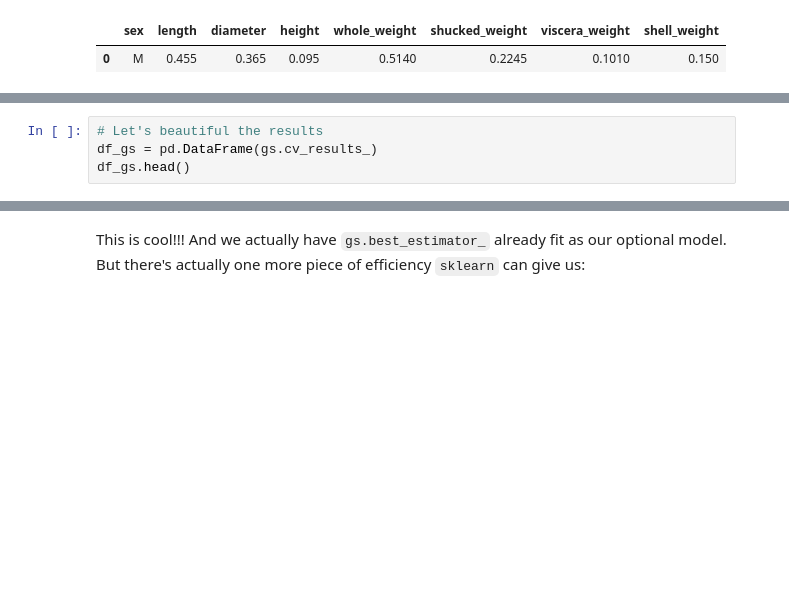
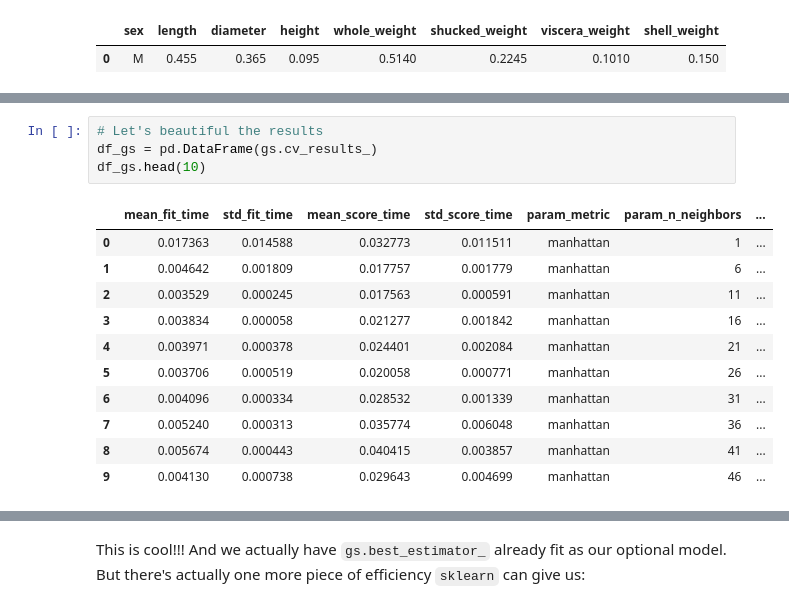
Before and after one commit to talalal3thman/test-github, a Jupyter notebook: content/03-supervised-machine-learning/13-grid-search/02-notebooks/02-gridsearch.ipynb, the cells around one changed output, grey strips where cells are left out. Saved outputs shown, nothing was run; the diff lists cells and outputs as text; blank space fills up the shorter version.

```diff
--- a/content/03-supervised-machine-learning/13-grid-search/02-notebooks/02-gridsearch.ipynb
+++ b/content/03-supervised-machine-learning/13-grid-search/02-notebooks/02-gridsearch.ipynb
@@ -147,7 +168,19 @@ sample_df
 # %%
 # Let's beautiful the results
 df_gs = pd.DataFrame(gs.cv_results_)
-df_gs.head()
+df_gs.head(10)
+# %% [output]
+|  | mean_fit_time | std_fit_time | mean_score_time | std_score_time | param_metric | param_n_neighbors | ... |
+| 0 | 0.017363 | 0.014588 | 0.032773 | 0.011511 | manhattan | 1 | ... |
+| 1 | 0.004642 | 0.001809 | 0.017757 | 0.001779 | manhattan | 6 | ... |
+| 2 | 0.003529 | 0.000245 | 0.017563 | 0.000591 | manhattan | 11 | ... |
+| 3 | 0.003834 | 0.000058 | 0.021277 | 0.001842 | manhattan | 16 | ... |
+| 4 | 0.003971 | 0.000378 | 0.024401 | 0.002084 | manhattan | 21 | ... |
+| 5 | 0.003706 | 0.000519 | 0.020058 | 0.000771 | manhattan | 26 | ... |
+| 6 | 0.004096 | 0.000334 | 0.028532 | 0.001339 | manhattan | 31 | ... |
+| 7 | 0.005240 | 0.000313 | 0.035774 | 0.006048 | manhattan | 36 | ... |
+| 8 | 0.005674 | 0.000443 | 0.040415 | 0.003857 | manhattan | 41 | ... |
+| 9 | 0.004130 | 0.000738 | 0.029643 | 0.004699 | manhattan | 46 | ... |
 # %%
 # Plot the relation betweeen number of neighbors and mean test score
 plt.plot(df_gs.param_n_neighbors, df_gs.mean_test_score);
```
Also changed, not shown: parts of 8 cells of this notebook, 3 other files.
